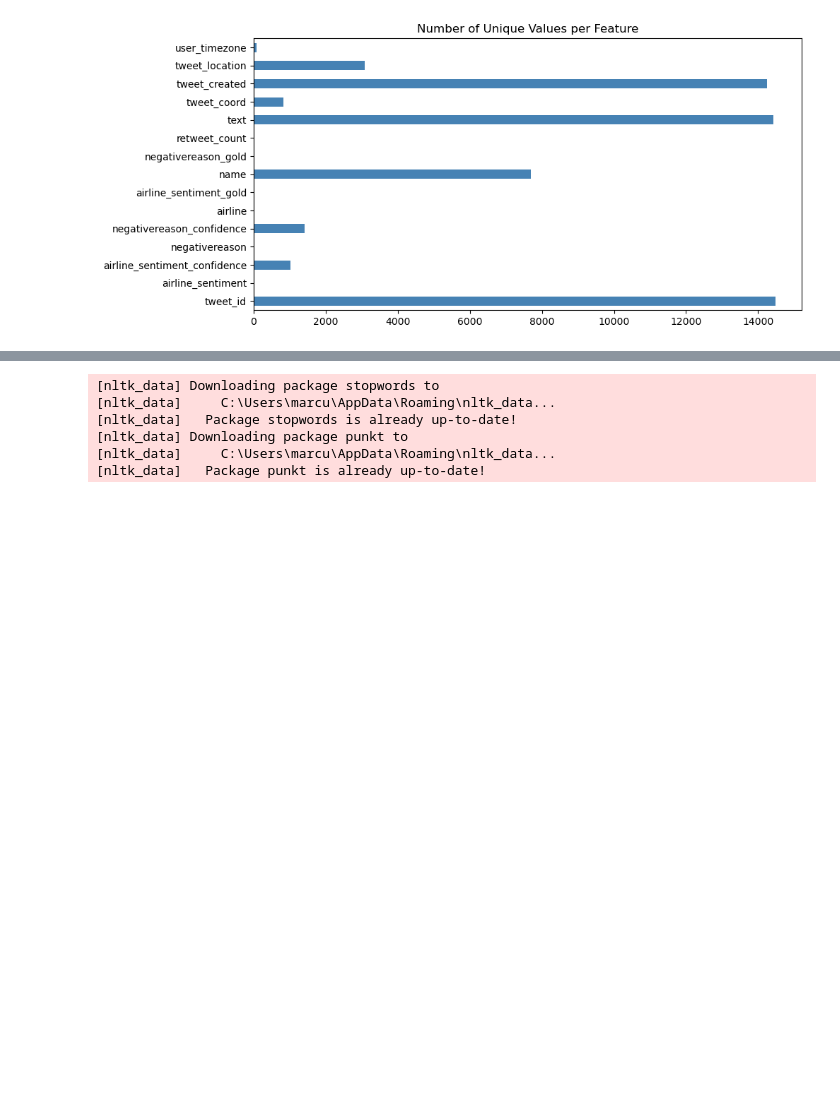
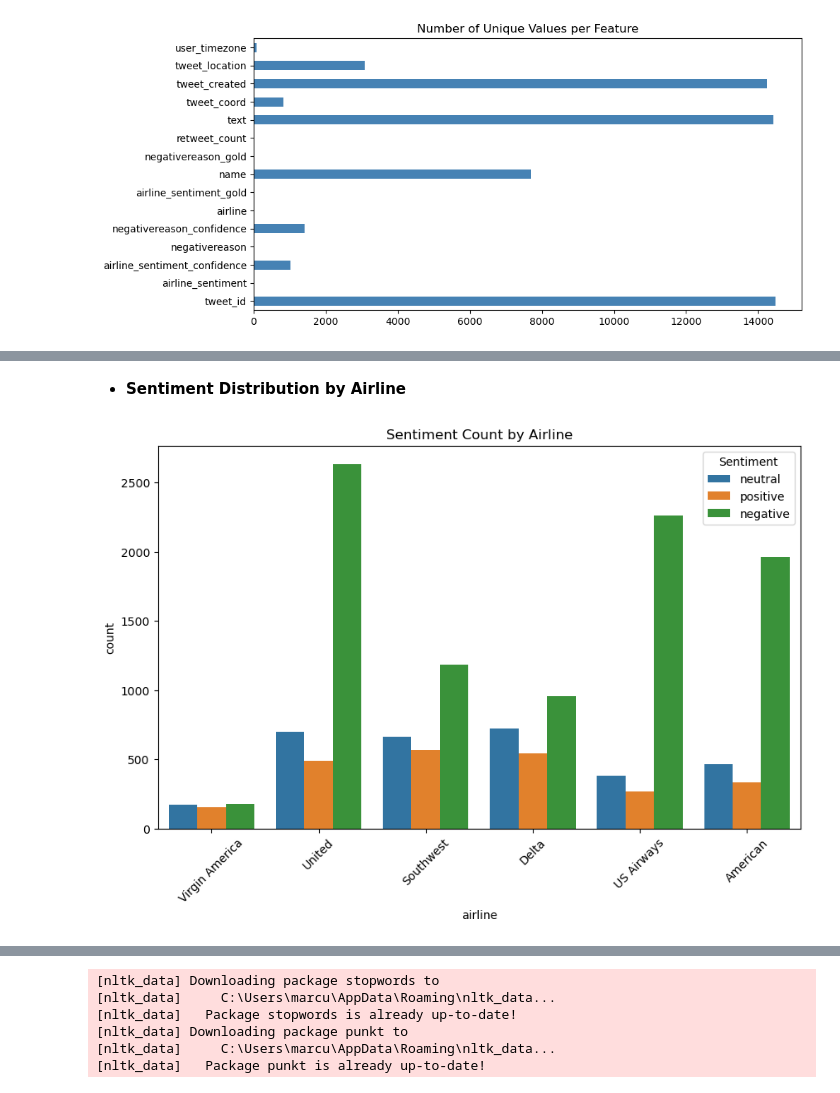
Before and after one commit to Marcus-Moen/PROJECT-2---FINAL, a Jupyter notebook: Project.ipynb, the cells around one changed output, grey strips where cells are left out. Saved outputs shown, nothing was run; the diff lists cells and outputs as text; code cells hidden in the pictures; blank space fills up the shorter version.

```diff
--- a/Project.ipynb
+++ b/Project.ipynb
@@ -91,0 +127,11 @@ df['airline_sentiment'].value_counts().plot(kind='bar')
+# %% [markdown]
+- **Sentiment Distribution by Airline**
+# %%
+    plt.figure(figsize=(10,6))
+    sns.countplot(x='airline', hue='airline_sentiment', data=df)
+    plt.title('Sentiment Count by Airline')
+    plt.xticks(rotation=45)
+    plt.legend(title='Sentiment')
+    plt.show()
+# %% [output]
+[figure, added]
```
Also changed, not shown: parts of 11 cells of this notebook.
